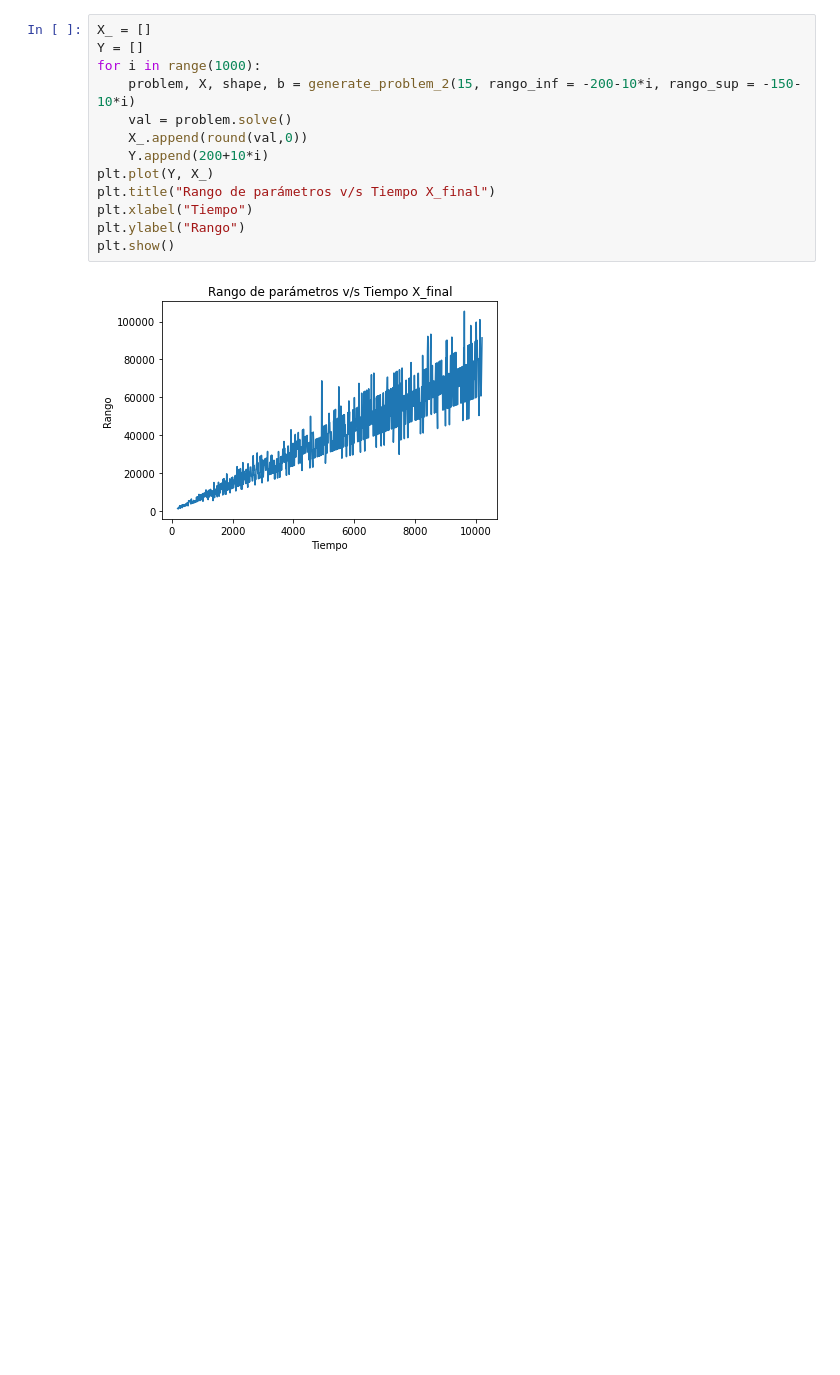
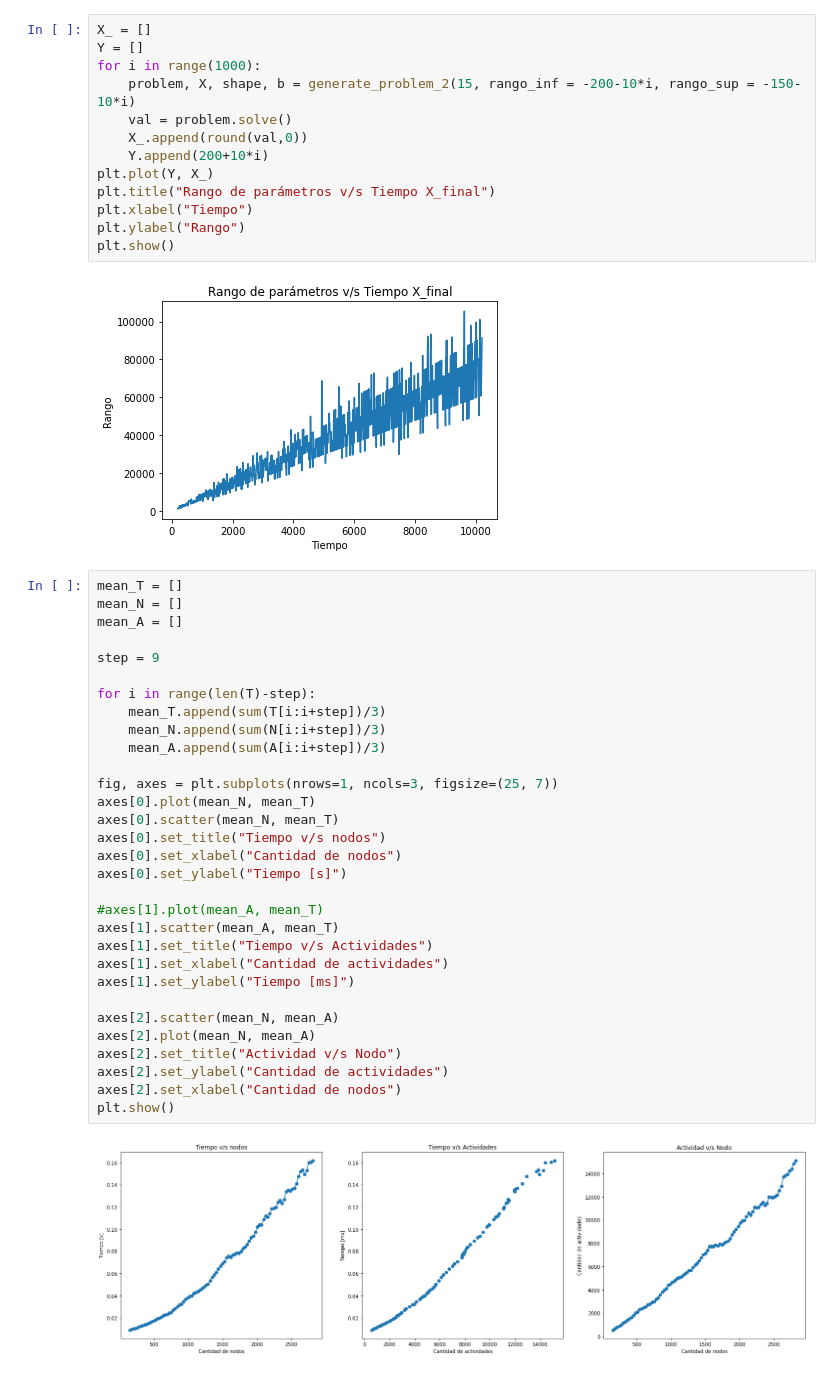
Before and after one commit to Konnits/Ajuste, a Jupyter notebook: Fio.ipynb, the cells around one changed output. Drawn from its saved outputs; the diff is of its cells as text; blank space fills up the shorter version.

```diff
--- a/Fio.ipynb
+++ b/Fio.ipynb
@@ -74,3 +74,36 @@ plt.ylabel("Rango")
 plt.show()
 # %% [output]
 [figure]
+# %%
+mean_T = []
+mean_N = []
+mean_A = []
+
+step = 9
+
+for i in range(len(T)-step):
+    mean_T.append(sum(T[i:i+step])/3)
+    mean_N.append(sum(N[i:i+step])/3)
+    mean_A.append(sum(A[i:i+step])/3)
+
+fig, axes = plt.subplots(nrows=1, ncols=3, figsize=(25, 7))
+axes[0].plot(mean_N, mean_T)
+axes[0].scatter(mean_N, mean_T)
+axes[0].set_title("Tiempo v/s nodos")
+axes[0].set_xlabel("Cantidad de nodos")
+axes[0].set_ylabel("Tiempo [s]")
+
+#axes[1].plot(mean_A, mean_T)
+axes[1].scatter(mean_A, mean_T)
+axes[1].set_title("Tiempo v/s Actividades")
+axes[1].set_xlabel("Cantidad de actividades")
+axes[1].set_ylabel("Tiempo [ms]")
+
+axes[2].scatter(mean_N, mean_A)
+axes[2].plot(mean_N, mean_A)
+axes[2].set_title("Actividad v/s Nodo")
+axes[2].set_ylabel("Cantidad de actividades")
+axes[2].set_xlabel("Cantidad de nodos")
+plt.show()
+# %% [output]
+[figure, added]
```
Also changed, not shown: parts of 6 cells of this notebook.
